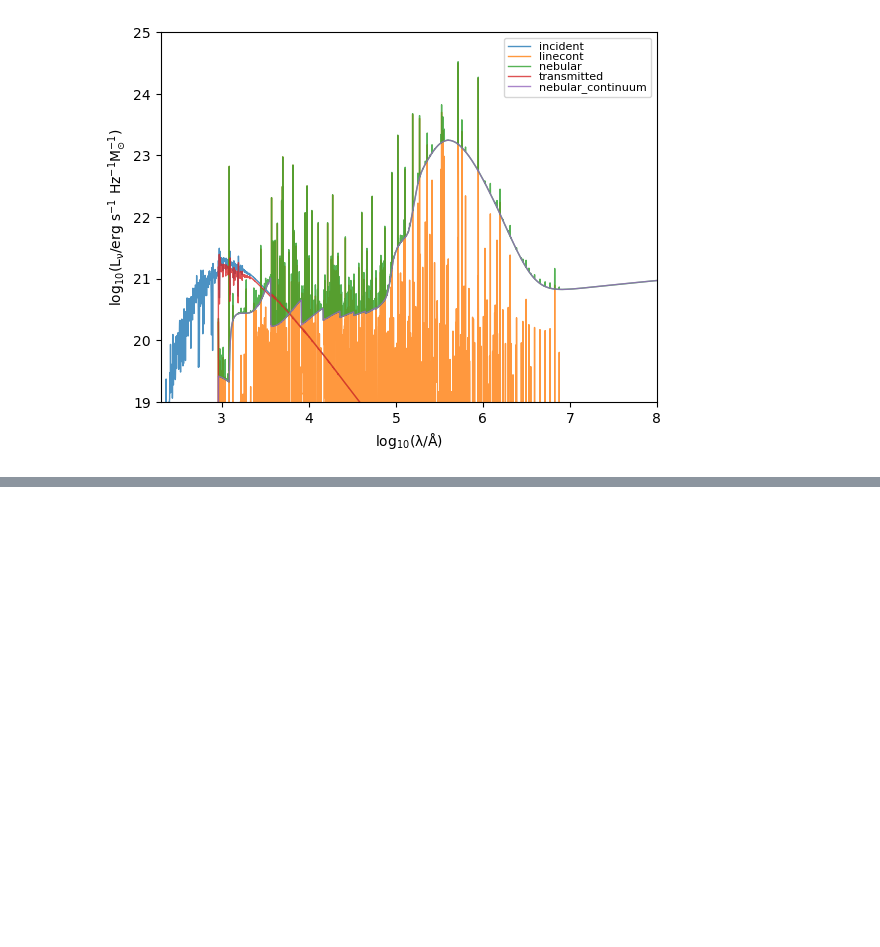
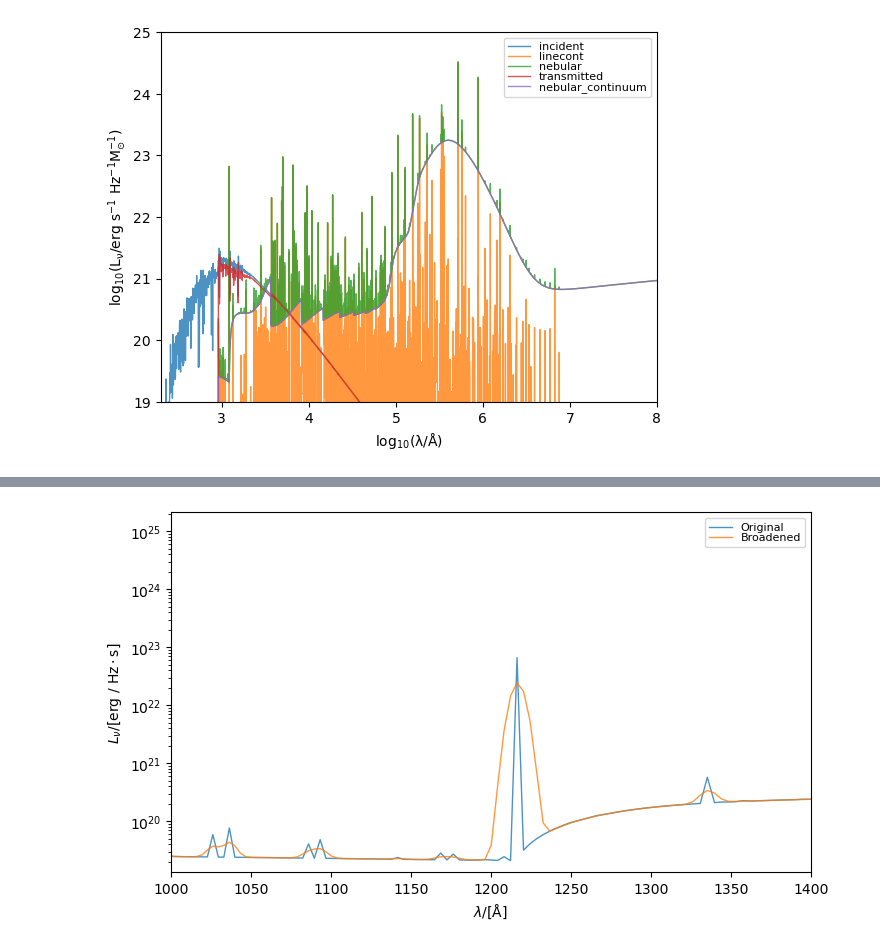
Before and after one commit to JiaHeak/Stellar-Population-Synthesis, a Jupyter notebook: Demo2.ipynb, the cells around one changed output, grey strips where cells are left out. Saved outputs shown, nothing was run; the diff lists cells and outputs as text; code cells hidden in the pictures; blank space fills up the shorter version.

```diff
--- a/Demo2.ipynb
+++ b/Demo2.ipynb
@@ -178,0 +183,22 @@ NameError: name 'sed4' is not defined
+# %%
+from unyt import km, s
+
+log10age = 6.0  # log10(age/yr)
+metallicity = 0.01
+spectra_type = "nebular"
+grid_point = grid.get_grid_point(log10ages=log10age, metallicities=metallicity)
+
+# Extract SED
+sed = grid.get_sed_at_grid_point(grid_point, spectra_type=spectra_type)
+
+# Apply Doppler broadening specifying a velocity
+sed_broadened = sed.doppler_broaden(1000.0 * km / s)
+
+# Plot to compare
+fig, ax = sed.plot_spectra(label="original", figsize=(8,6))
+fig, ax = sed_broadened.plot_spectra(
+    label="broadened", fig=fig, ax=ax, xlimits=(1000, 1400)
+)
+ax.set_xscale("linear")
+# %% [output]
+[figure, added]
```
Also changed, not shown: parts of 17 cells of this notebook.
